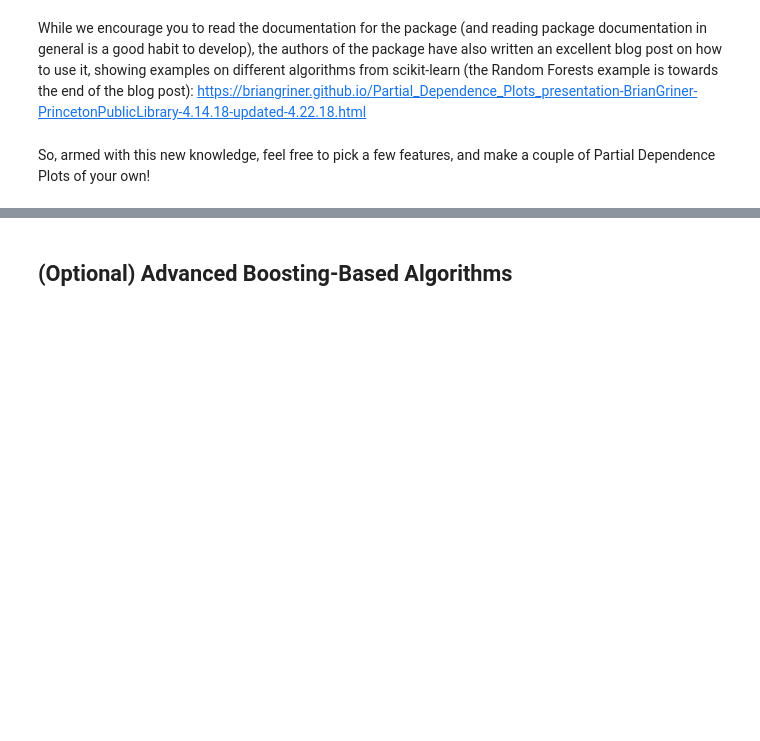
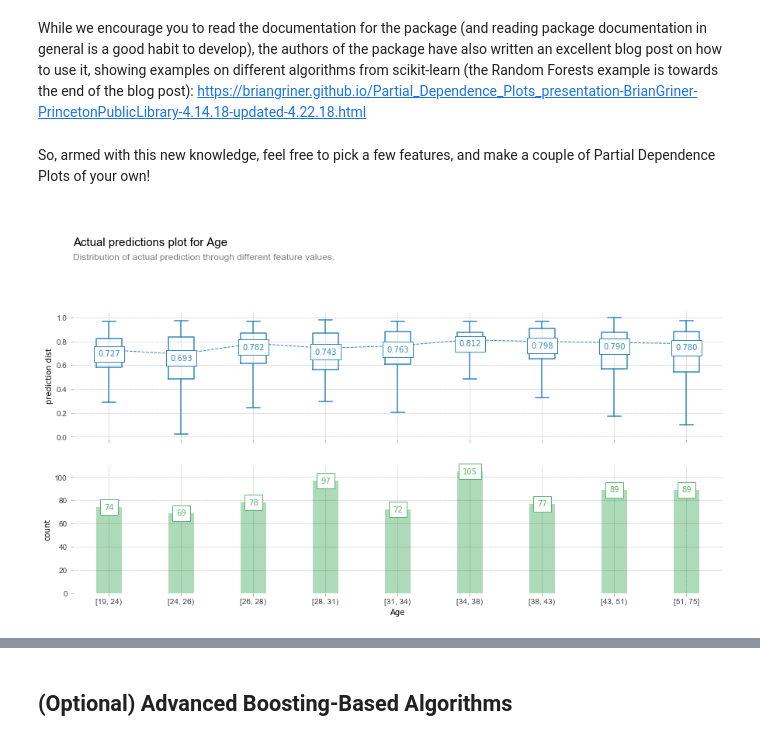
Before and after one commit to narek-g/mec-mini-projects, a Jupyter notebook: mec-13.5.1-tree-based-algorithms-mini-project/Mini_Project_Tree-Based_Algorithms.ipynb, the cells around one changed output, grey strips where cells are left out. Saved outputs shown, nothing was run; the diff lists cells and outputs as text; code cells hidden in the pictures; blank space fills up the shorter version.

```diff
--- a/mec-13.5.1-tree-based-algorithms-mini-project/Mini_Project_Tree-Based_Algorithms.ipynb
+++ b/mec-13.5.1-tree-based-algorithms-mini-project/Mini_Project_Tree-Based_Algorithms.ipynb
@@ -284,3 +284,8 @@ So, armed with this new knowledge, feel free to pick a few features, and make a
 # Your code here!
 # %%
 from pdpbox import pdp, get_dataset, info_plots
+# %%
+fig, axes, summary_df = info_plots.actual_plot(model=clf, X=X_train, feature='Age', feature_name='Age',
+                                              which_classes=[0,2,5,8])
+# %% [output]
+[figure, added]
```
Also changed, not shown: parts of 2 cells of this notebook.
